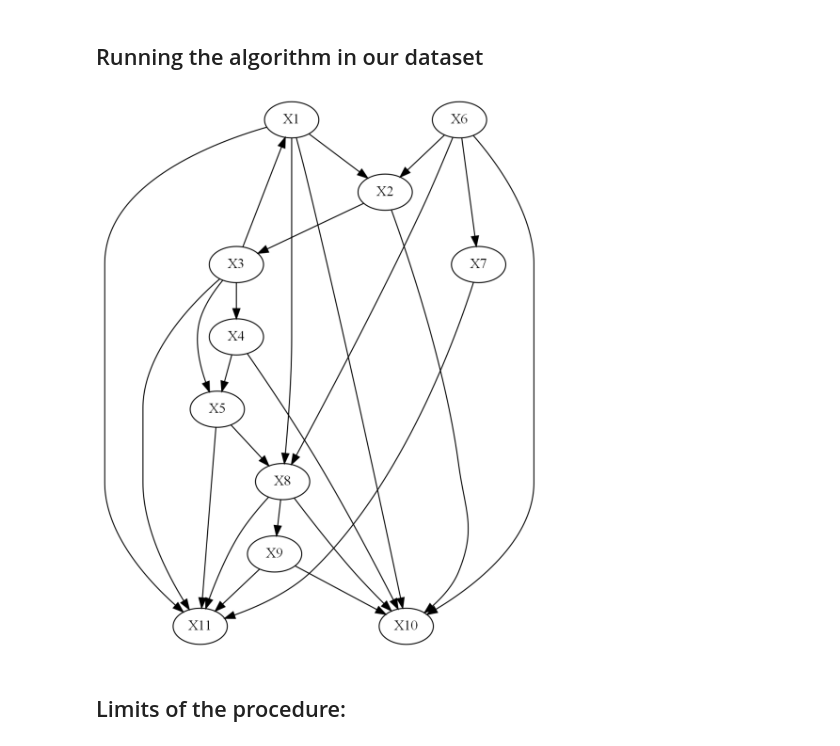
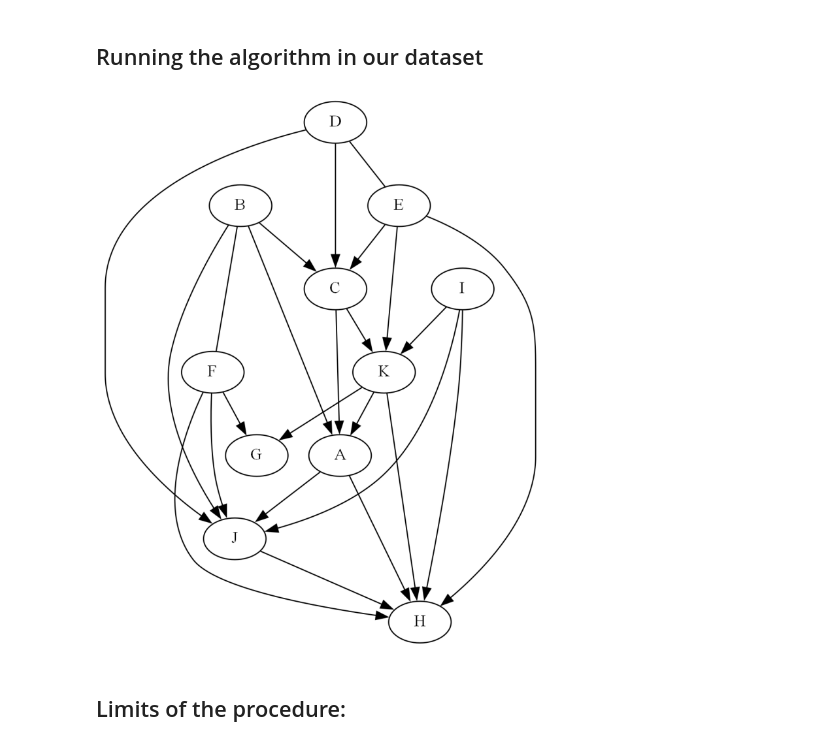
Before and after one commit to csotogd/DAG_stats, a Jupyter notebook: assignment1.ipynb, the cells around one changed output. Drawn from its saved outputs; the diff is of its cells as text; code cells hidden in the pictures.

```diff
--- a/assignment1.ipynb
+++ b/assignment1.ipynb
@@ -144,21 +133,22 @@ import pydot
 # %%
 #https://blog.ah.technology/applying-pc-and-directlingam-for-causal-discovery-5d9066cd8dfc
 def apply_causal_learn_pc(df):
     data_list = []
 
     for column in df.columns:
         data_list.append(df[column].to_numpy())
 
+    labels = list(df.columns)
     data = np.array(data_list).T
-    cg = pc(data, 0.05, fisherz, True, 0, 0)
+    cg = pc(data, 0.05, fisherz, True, uc_priority = -1, node_names=labels)
 
     cg.draw_pydot_graph()  # visualization using pydot
     #pyd = GraphUtils.to_pydot(cg.G)
     #pyd.write_png('graph_test.png')
 
 apply_causal_learn_pc(df)
 # %% [output]
-[figure, old version]
+[figure, new version]
 # %% [markdown]
 ## Limits of the procedure:
 # %% [markdown]
```
Also changed, not shown: parts of 8 cells of this notebook, 1 other file.
